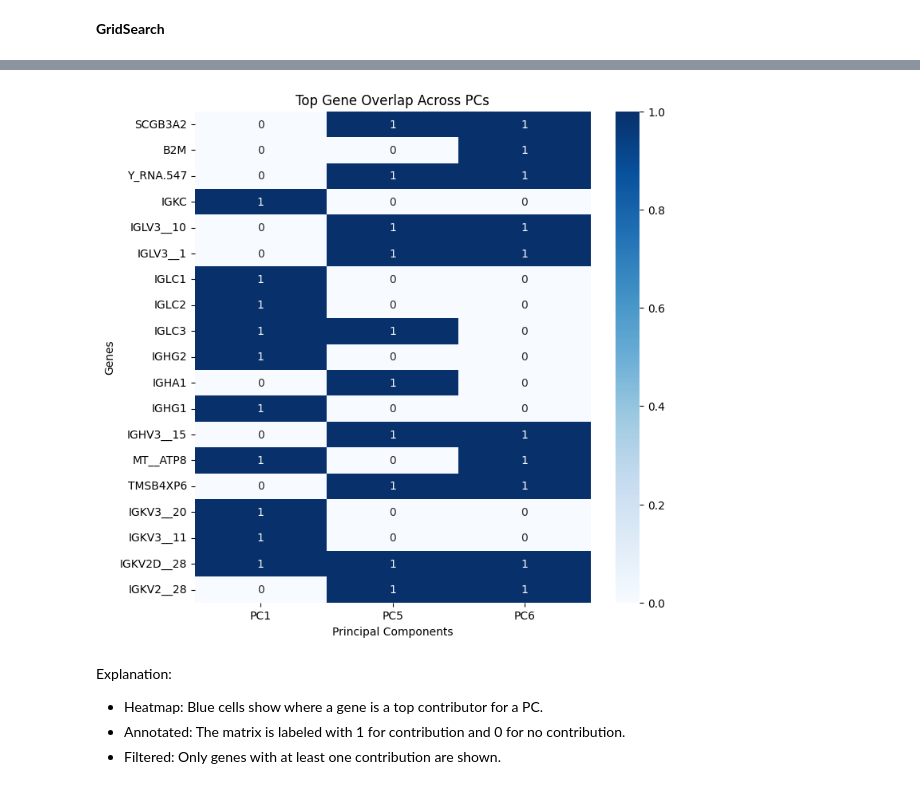
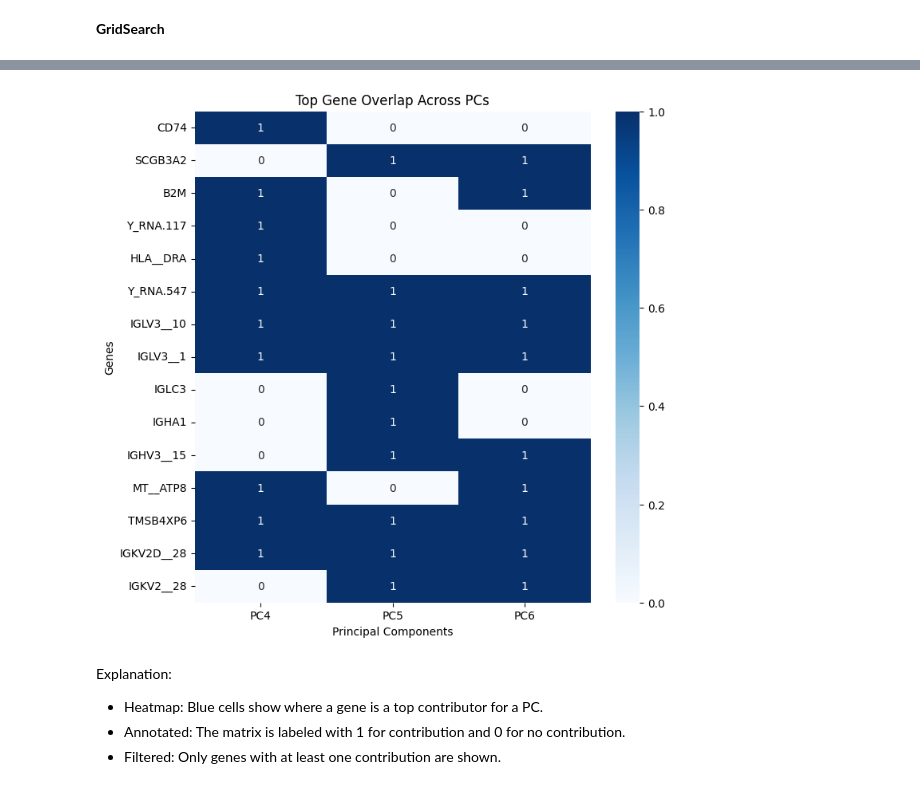
Before and after one commit to Kitiyaparnnn/NSCLC, a Jupyter notebook: train.ipynb, the cells around one changed output, grey strips where cells are left out. Cells and saved outputs as stored; diff of their text form; code cells hidden in the pictures.

```diff
--- a/train.ipynb
+++ b/train.ipynb
@@ -61,7 +61,7 @@ Training dataset: (159, 56685), Testing dataset: (40, 56685)
 # X_train_scaled = scaler.fit_transform(X_train)
 # X_test_scaled = scaler.transform(X_test)
 
-num_components = 10
+num_components = 0.9
 
 # Apply PCA
 pca = PCA(n_components=num_components)
@@ -287,23 +288,23 @@ plt.show()
 # %%
 # Choose the top genes for specific PCs
-selected_pcs = ['PC1', 'PC5', 'PC6']
+selected_pcs = ['PC4', 'PC5', 'PC6']
 top_n = 10
 
 # Extract top contributing genes for each PC
 top_genes_df = pd.DataFrame(0, index=X_train.columns, columns=selected_pcs)
 for pc in selected_pcs:
     top_genes = components_df.loc[pc].abs().nlargest(top_n).index
     top_genes_df.loc[top_genes, pc] = 1
 
 # Plot heatmap
 plt.figure(figsize=(8, 8))
 sns.heatmap(top_genes_df.loc[top_genes_df.sum(axis=1) > 0], cmap='Blues', annot=True)
 plt.title('Top Gene Overlap Across PCs')
 plt.xlabel('Principal Components')
 plt.ylabel('Genes')
 plt.show()
 # %% [output]
-[figure, old version]
+[figure, new version]
 # %% [markdown]
 Explanation:
 - Heatmap: Blue cells show where a gene is a top contributor for a PC.
```
Also changed, not shown: parts of 25 cells of this notebook.
